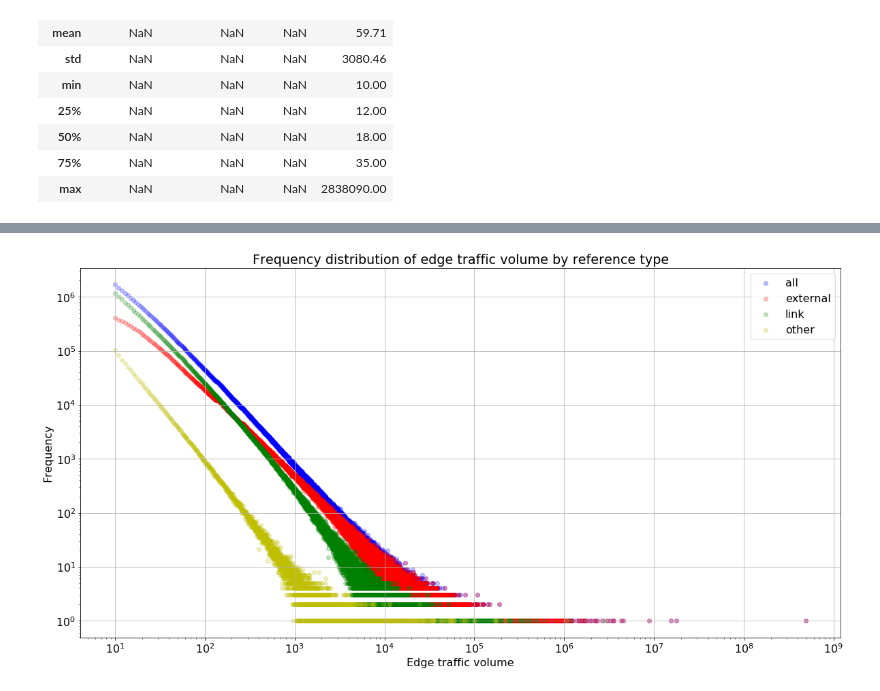
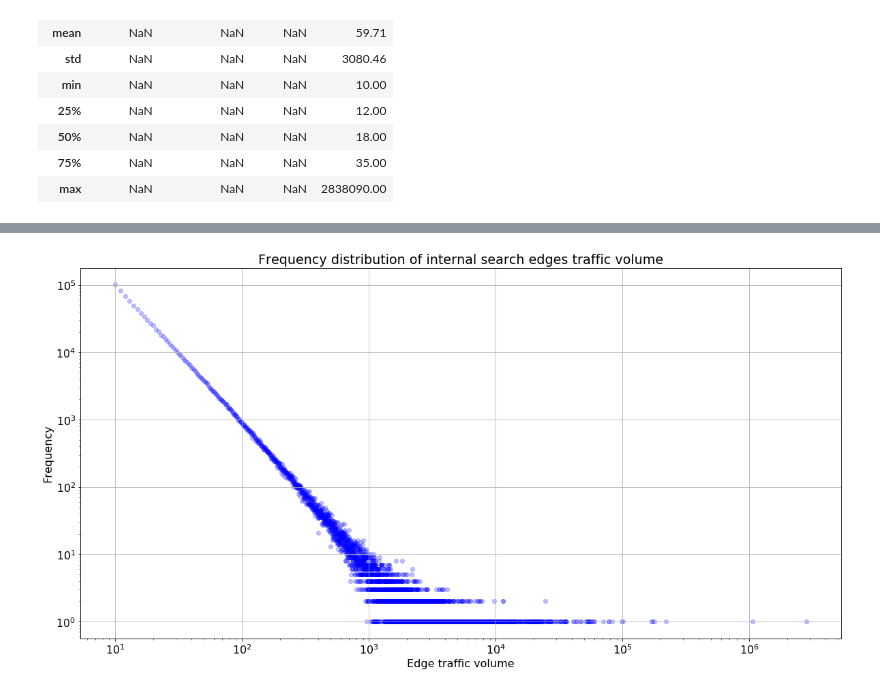
Before and after one commit to 33eyes/wiki-clickstream-graph, a Jupyter notebook: English_Wikipedia_EDA.ipynb, the cells around one changed output, grey strips where cells are left out. Cells and saved outputs as stored; diff of their text form; code cells hidden in the pictures.

```diff
--- a/English_Wikipedia_EDA.ipynb
+++ b/English_Wikipedia_EDA.ipynb
@@ -232,20 +483,13 @@ other_edges_traffic_frequencies = other_edges.n.value_counts()
 # %%
 my_alpha = 0.25
-plt.scatter(edge_traffic_frequencies.index.values, edge_traffic_frequencies.values, \
-            c="b", label="all", alpha=my_alpha)
-plt.scatter(external_edges_traffic_frequencies.index.values, external_edges_traffic_frequencies.values, \
-            c="r", label="external", alpha=my_alpha)
-plt.scatter(link_edges_traffic_frequencies.index.values, link_edges_traffic_frequencies.values, \
-            c="g", label="link", alpha=my_alpha)
 plt.scatter(other_edges_traffic_frequencies.index.values, other_edges_traffic_frequencies.values, \
-            c="y", label="other", alpha=my_alpha)
+            c="b", alpha=my_alpha)
 plt.xscale("log")
 plt.yscale("log")
 plt.xlabel('Edge traffic volume')
 plt.ylabel('Frequency')
 plt.grid(True)
-plt.legend()
 
-plt.title("Frequency distribution of edge traffic volume by reference type");
+plt.title("Frequency distribution of internal search edges traffic volume");
 # %% [output]
-[figure, old version]
+[figure, new version]
```
Also changed, not shown: parts of 18 cells of this notebook.
